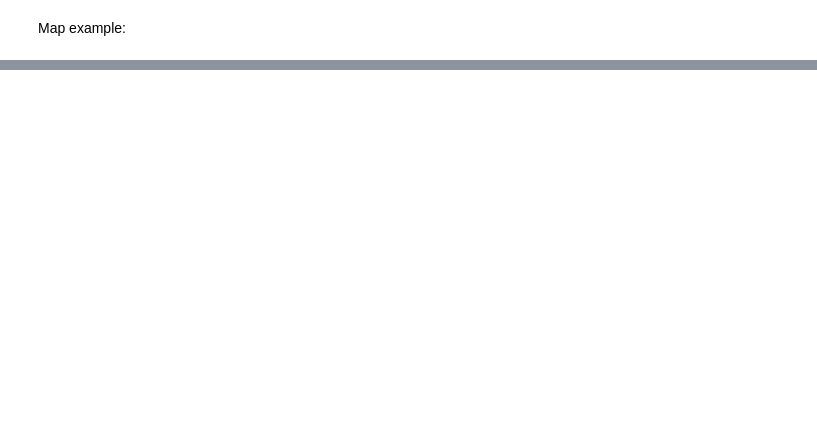
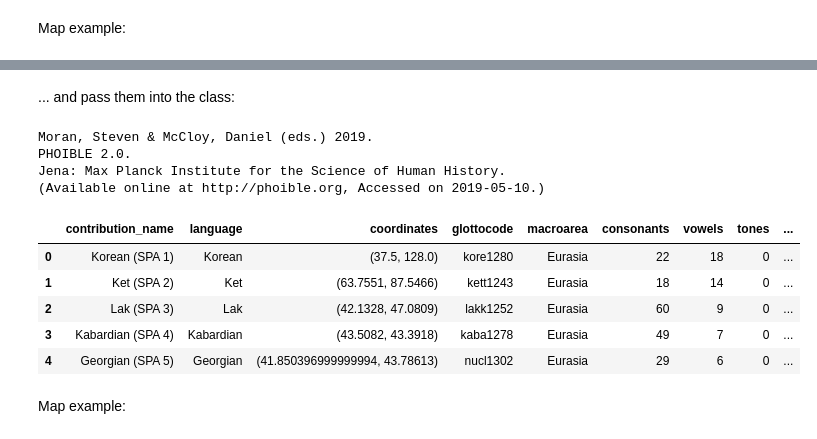
Before and after one commit to OneAdder/lingtypology, a Jupyter notebook: docs/db_apis.ipynb, the cells around one changed output, grey strips where cells are left out. Cells and saved outputs as stored; diff of their text form; code cells hidden in the pictures; blank space fills up the shorter version.

```diff
--- a/docs/db_apis.ipynb
+++ b/docs/db_apis.ipynb
@@ -176,0 +205,19 @@ m._create_map()
+# %% [markdown]
+... and pass them into the class:
+# %%
+p = Phoible(subset='SPA')
+df = p.get_df()
+df.head()
+# %% [output]
+Moran, Steven & McCloy, Daniel (eds.) 2019.
+PHOIBLE 2.0.
+Jena: Max Planck Institute for the Science of Human History.
+(Available online at http://phoible.org, Accessed on 2019-05-10.)
+|  | contribution_name | language | coordinates | glottocode | macroarea | consonants | vowels | tones | ... |
+| 0 | Korean (SPA 1) | Korean | (37.5, 128.0) | kore1280 | Eurasia | 22 | 18 | 0 | ... |
+| 1 | Ket (SPA 2) | Ket | (63.7551, 87.5466) | kett1243 | Eurasia | 18 | 14 | 0 | ... |
+| 2 | Lak (SPA 3) | Lak | (42.1328, 47.0809) | lakk1252 | Eurasia | 60 | 9 | 0 | ... |
+| 3 | Kabardian (SPA 4) | Kabardian | (43.5082, 43.3918) | kaba1278 | Eurasia | 49 | 7 | 0 | ... |
+| 4 | Georgian (SPA 5) | Georgian | (41.850396999999994, 43.78613) | nucl1302 | Eurasia | 29 | 6 | 0 | ... |
+# %% [markdown]
+Map example:
```
Also changed, not shown: parts of 16 cells of this notebook, 3 other files.
